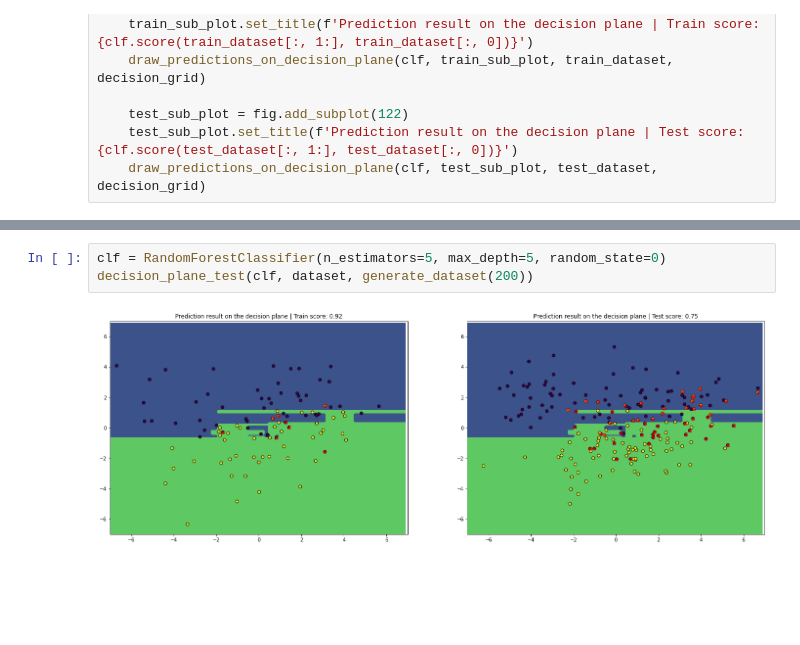
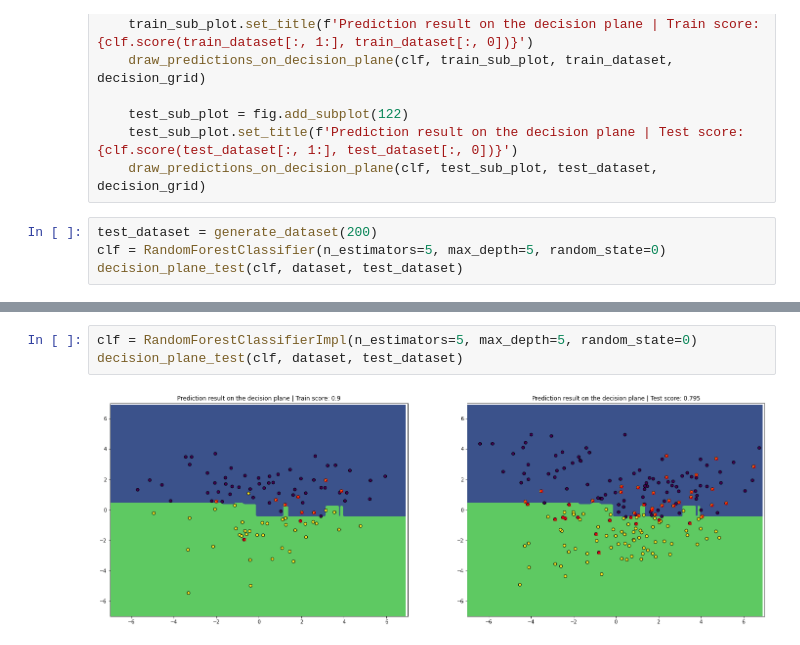
Before and after one commit to pishchev/RGR, a Jupyter notebook: RGR.ipynb, the cells around one changed output, grey strips where cells are left out. Cells and saved outputs as stored; diff of their text form; blank space fills up the shorter version.

Commit message:
added main test

```diff
--- a/RGR.ipynb
+++ b/RGR.ipynb
@@ -131,3 +133,7 @@ def decision_plane_test(clf, train_dataset, test_dataset):
     test_sub_plot = fig.add_subplot(122)
     test_sub_plot.set_title(f'Prediction result on the decision plane | Test score: {clf.score(test_dataset[:, 1:], test_dataset[:, 0])}')
     draw_predictions_on_decision_plane(clf, test_sub_plot, test_dataset, decision_grid)
+# %%
+test_dataset = generate_dataset(200)
+clf = RandomForestClassifier(n_estimators=5, max_depth=5, random_state=0)
+decision_plane_test(clf, dataset, test_dataset)
@@ -134,5 +142,5 @@ def decision_plane_test(clf, train_dataset, test_dataset):
 # %%
-clf = RandomForestClassifier(n_estimators=5, max_depth=5, random_state=0)
-decision_plane_test(clf, dataset, generate_dataset(200))
+clf = RandomForestClassifierImpl(n_estimators=5, max_depth=5, random_state=0)
+decision_plane_test(clf, dataset, test_dataset)
 # %% [output]
-[figure, old version]
+[figure, new version]
```
Also changed, not shown: parts of 10 cells of this notebook.
